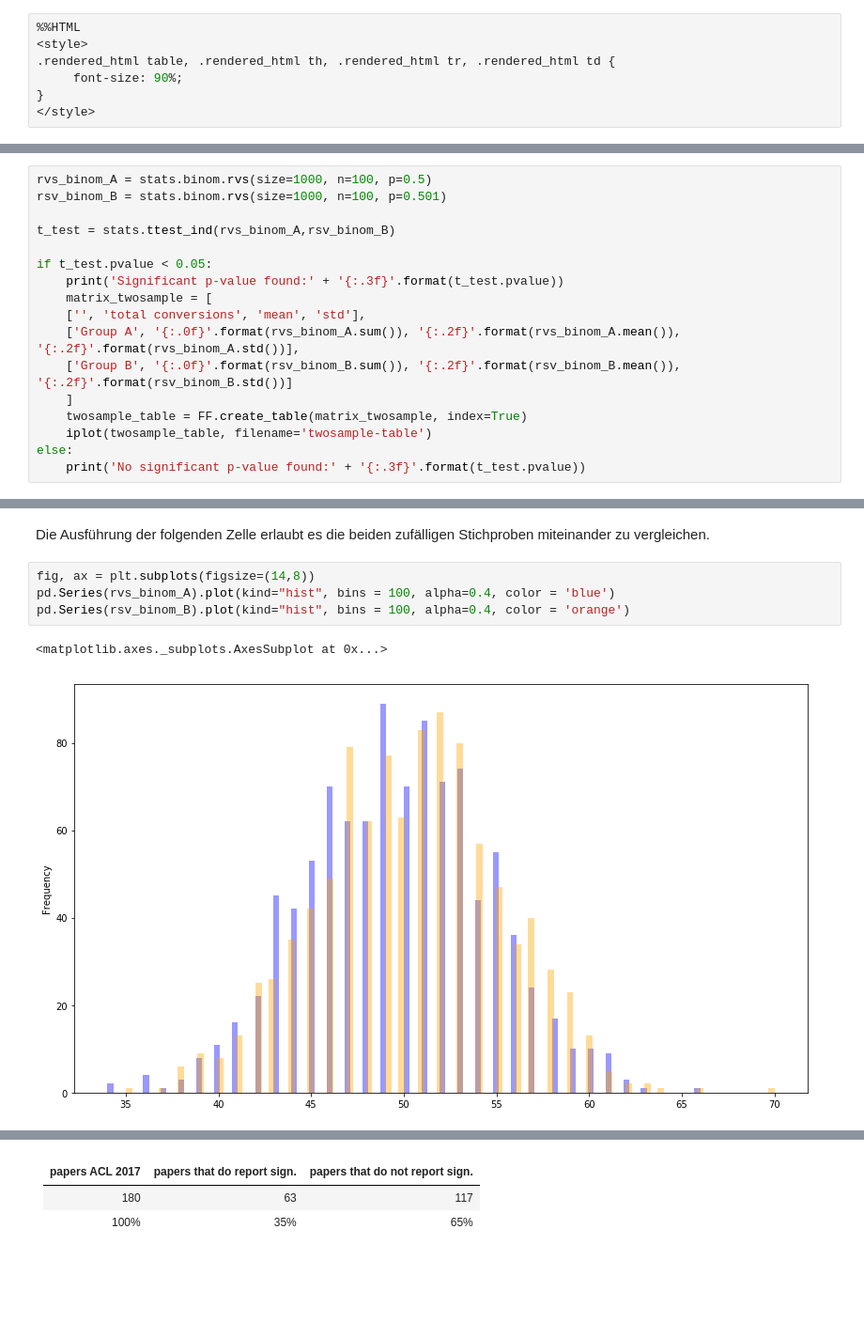
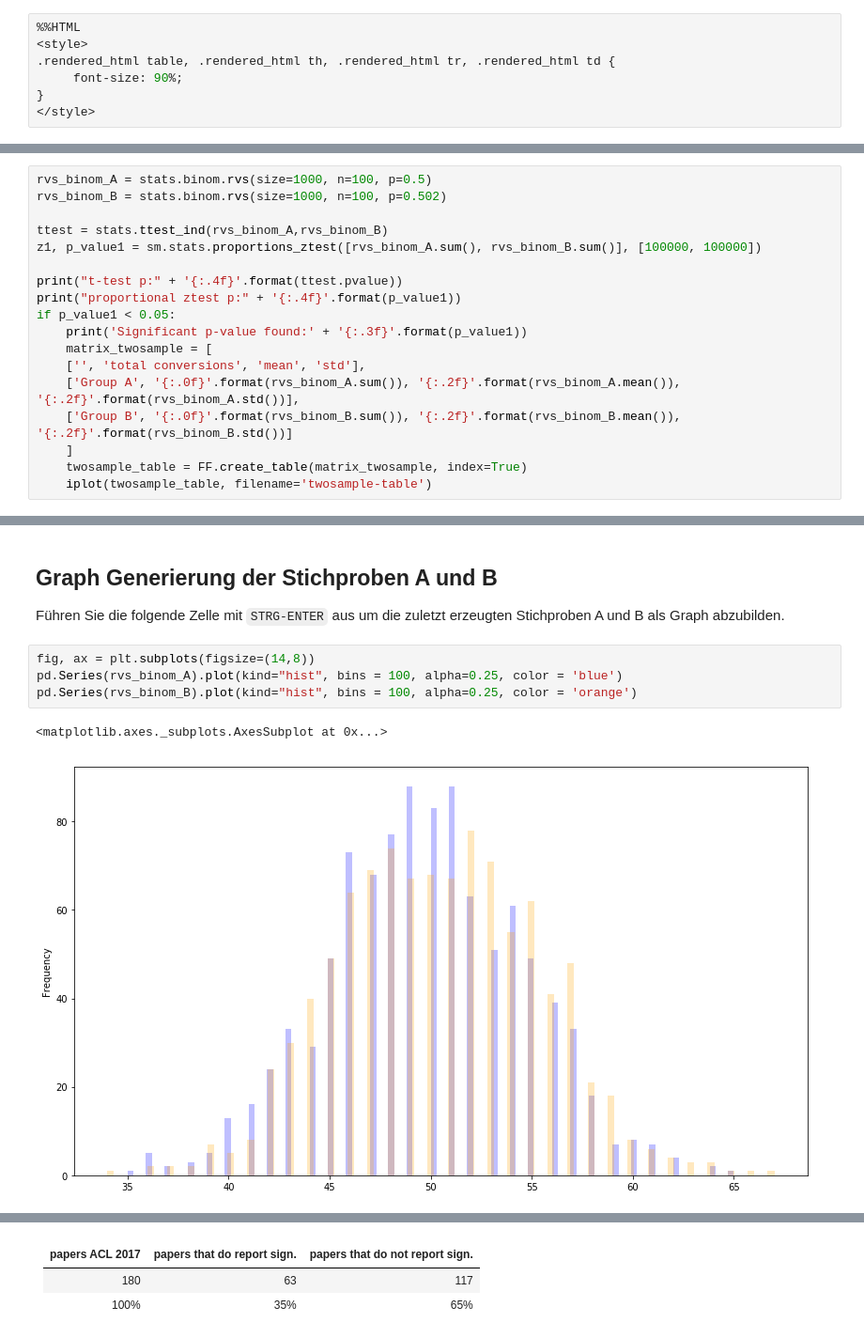
Before and after one commit to erikgraf/stest, a Jupyter notebook: StatistischeTests.ipynb, the cells around one changed output, grey strips where cells are left out. Shown: that part at 94% size. Drawn from its saved outputs; the diff is of its cells as text; blank space fills up the shorter version.

````diff
--- a/StatistischeTests.ipynb
+++ b/StatistischeTests.ipynb
@@ -38,19 +40,20 @@ t_test = stats.ttest_ind(rvs_binom_A,rsv_binom_B)
 ```
 # %%
 rvs_binom_A = stats.binom.rvs(size=1000, n=100, p=0.5)
-rsv_binom_B = stats.binom.rvs(size=1000, n=100, p=0.501)
+rvs_binom_B = stats.binom.rvs(size=1000, n=100, p=0.502)
 
-t_test = stats.ttest_ind(rvs_binom_A,rsv_binom_B)
+ttest = stats.ttest_ind(rvs_binom_A,rvs_binom_B)
+z1, p_value1 = sm.stats.proportions_ztest([rvs_binom_A.sum(), rvs_binom_B.sum()], [100000, 100000])
 
-if t_test.pvalue < 0.05:
-    print('Significant p-value found:' + '{:.3f}'.format(t_test.pvalue))
+print("t-test p:" + '{:.4f}'.format(ttest.pvalue))
+print("proportional ztest p:" + '{:.4f}'.format(p_value1))
+if p_value1 < 0.05:
+    print('Significant p-value found:' + '{:.3f}'.format(p_value1))
     matrix_twosample = [
     ['', 'total conversions', 'mean', 'std'],
     ['Group A', '{:.0f}'.format(rvs_binom_A.sum()), '{:.2f}'.format(rvs_binom_A.mean()), '{:.2f}'.format(rvs_binom_A.std())],
-    ['Group B', '{:.0f}'.format(rsv_binom_B.sum()), '{:.2f}'.format(rsv_binom_B.mean()), '{:.2f}'.format(rsv_binom_B.std())]
+    ['Group B', '{:.0f}'.format(rvs_binom_B.sum()), '{:.2f}'.format(rvs_binom_B.mean()), '{:.2f}'.format(rvs_binom_B.std())]
     ]
     twosample_table = FF.create_table(matrix_twosample, index=True)
     iplot(twosample_table, filename='twosample-table')
-else:
-    print('No significant p-value found:' + '{:.3f}'.format(t_test.pvalue))
 # %% [output]
@@ -58,10 +63,12 @@ Significant p-value found:0.001
 [interactive output not drawn]
-# %% [markdown]
-Die Ausführung der folgenden Zelle erlaubt es die beiden zufälligen Stichproben miteinander zu vergleichen.
+# %% [markdown]
+## Graph Generierung der Stichproben A und B
+
+Führen Sie die folgende Zelle mit `STRG-ENTER` aus um die zuletzt erzeugten Stichproben A und B als Graph abzubilden.
 # %%
 fig, ax = plt.subplots(figsize=(14,8))
-pd.Series(rvs_binom_A).plot(kind="hist", bins = 100, alpha=0.4, color = 'blue')
-pd.Series(rsv_binom_B).plot(kind="hist", bins = 100, alpha=0.4, color = 'orange')
+pd.Series(rvs_binom_A).plot(kind="hist", bins = 100, alpha=0.25, color = 'blue')
+pd.Series(rvs_binom_B).plot(kind="hist", bins = 100, alpha=0.25, color = 'orange')
 # %% [output]
 <matplotlib.axes._subplots.AxesSubplot at 0x...>
-[figure, old version]
+[figure, new version]
````
Also changed, not shown: parts of 27 cells of this notebook.
